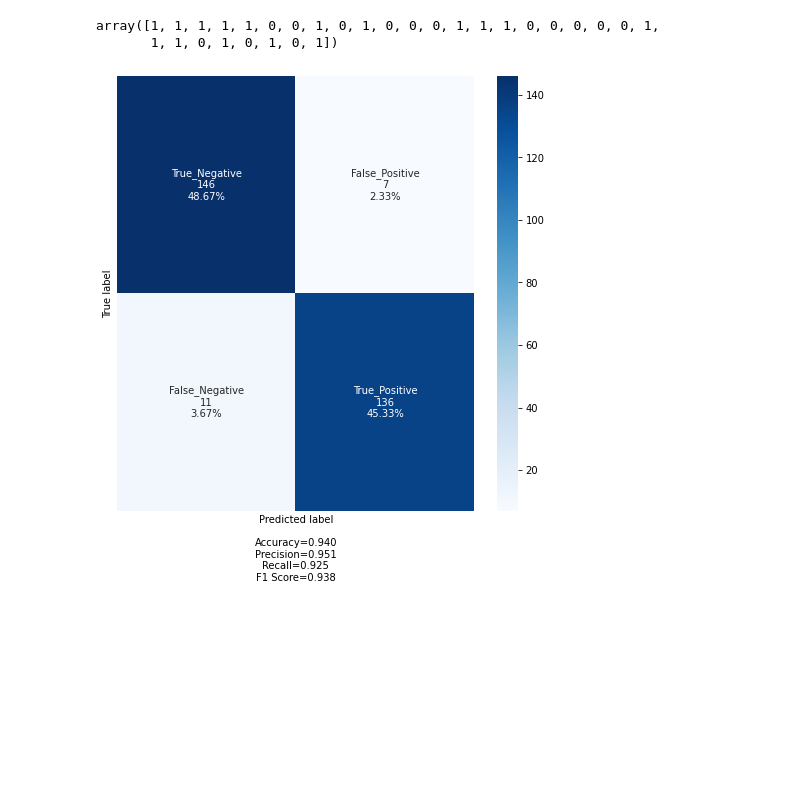
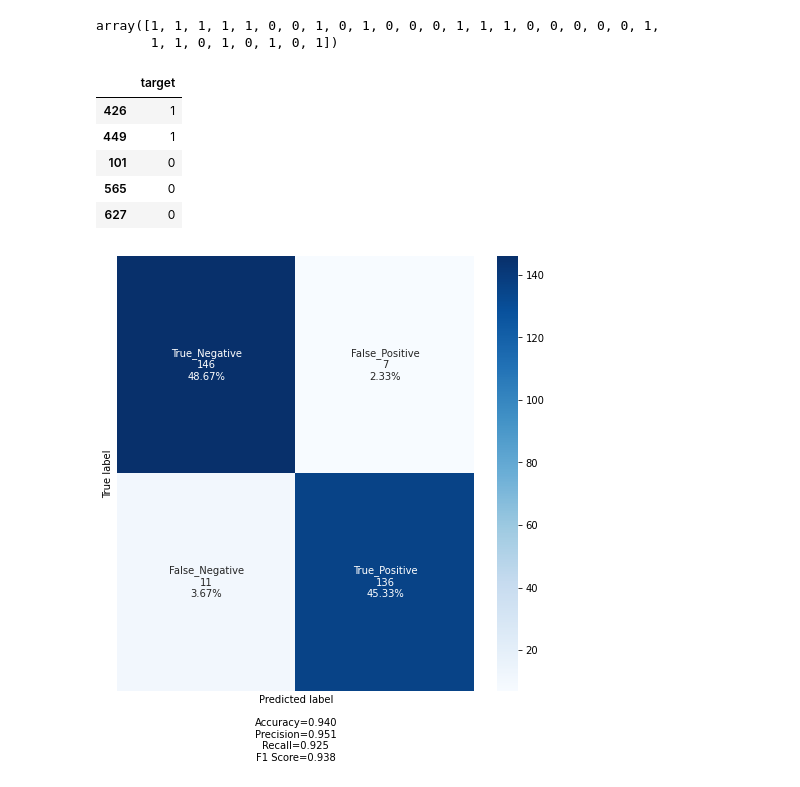
Before and after one commit to jjefferson2006/DSWP_JJ_altera, a Jupyter notebook: Notebooks/20201021NB15_00__Machine_Learning___DSWP.ipynb, the cells around one changed output. Cells and saved outputs as stored; diff of their text form; code cells hidden in the pictures; blank space fills up the shorter version.

```diff
--- a/Notebooks/20201021NB15_00__Machine_Learning___DSWP.ipynb
+++ b/Notebooks/20201021NB15_00__Machine_Learning___DSWP.ipynb
@@ -564,6 +563,15 @@ y[0:30]
 # %% [output]
 array([1, 1, 1, 1, 1, 0, 0, 1, 0, 1, 0, 0, 0, 1, 1, 1, 0, 0, 0, 0, 0, 1,
        1, 1, 0, 1, 0, 1, 0, 1])
+# %%
+y_test.head()
+# %% [output]
+|  | target |
+| 426 | 1 |
+| 449 | 1 |
+| 101 | 0 |
+| 565 | 0 |
+| 627 | 0 |
 # %%
 # Confusion Matrix
 cf_matrix = confusion_matrix(y_test, y_pred)
```
Also changed, not shown: parts of 3 cells of this notebook.
